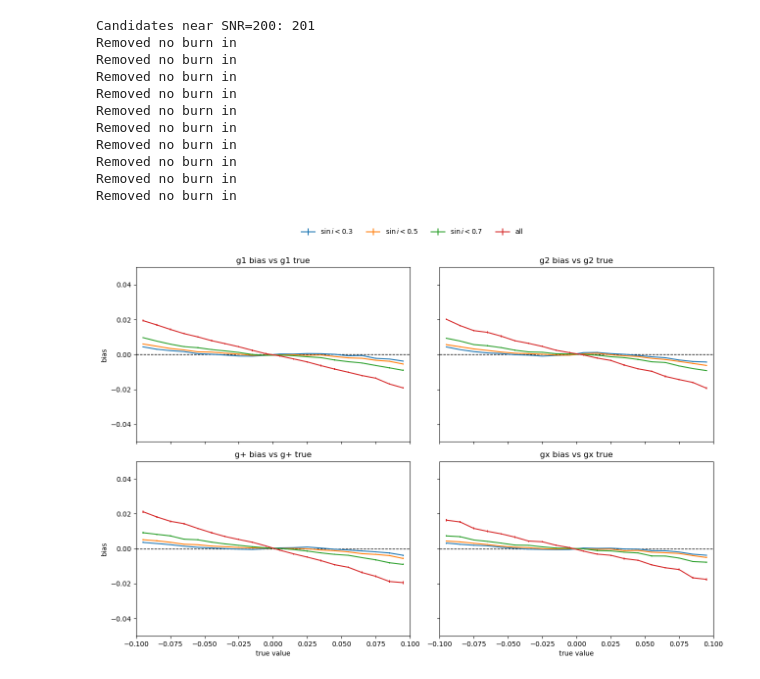
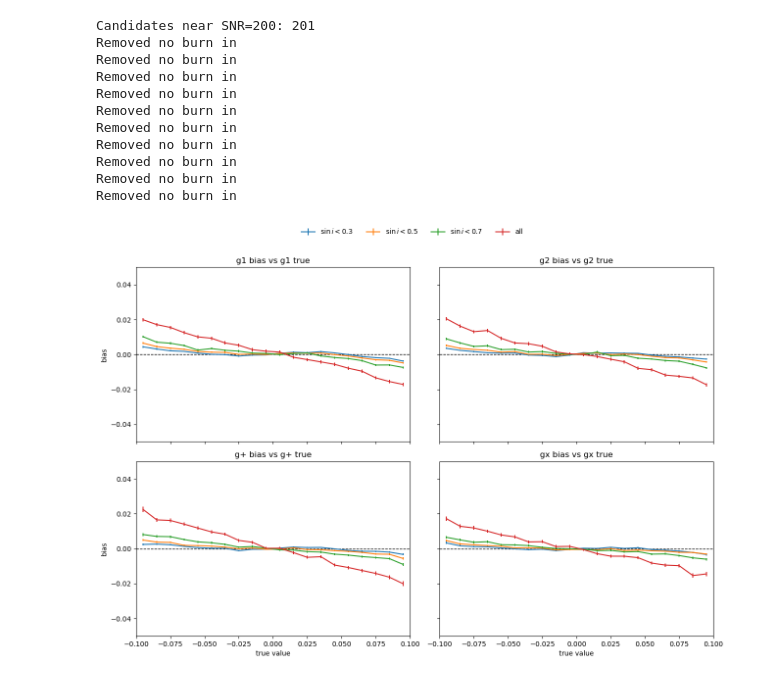
Before and after one commit to KinematicLensing/kl-nn, a Jupyter notebook: arch/diagnostics/sample_diagnostics.ipynb, the cells around one changed output. Saved outputs shown, nothing was run; the diff lists cells and outputs as text; code cells hidden in the pictures.

```diff
--- a/arch/diagnostics/sample_diagnostics.ipynb
+++ b/arch/diagnostics/sample_diagnostics.ipynb
@@ -140,10 +141,11 @@ plt.show()
 # %%
-snr_mask = (snrs >= 5) & (snrs <= 1000)
+# snr_mask = (snrs >= 5) & (snrs <= 1000)
+snr_mask = (snrs > 1) & (~np.isnan(g1_diff)) & (~np.isnan(g2_diff)) & (~np.isnan(vcirc_diff))
 g1_diff_masked = g1_diff[snr_mask]
 g2_diff_masked = g2_diff[snr_mask]
 # %%
-snr_bin_centers = np.arange(0, 1000, 50) + 25
-snr_bin_edges = np.arange(0, 1000 + 25, 50)
+snr_bin_centers = np.arange(0, 1000, 100) + 50
+snr_bin_edges = np.arange(0, 1000 + 50, 100)
 # snr_bin_indices = np.digitize(snrs, snr_bin_edges) - 1
 snr_bin_indices = np.digitize(snrs[snr_mask], snr_bin_edges) - 1
 # snr_bin_indices = np.digitize(snrs[mask_within_tf], snr_bin_edges) - 1
@@ -152,7 +154,7 @@ g1_diff_avgs = []
 g2_diff_avgs = []
 g1_diff_errs = []
 g2_diff_errs = []
-for i in range(20):
+for i in range(10):
     g1_diff_bin = g1_diff_masked[snr_bin_indices == i]
     g2_diff_bin = g2_diff_masked[snr_bin_indices == i]
     g1_diff_avgs.append(np.mean(g1_diff_bin))
@@ -403,10 +407,10 @@ def binned_bias(x_true, x_diff, nbins=20):
 
     return centers, mean, err
 
-c1, m1, e1 = binned_bias(g1_true, g1_diff)
-c2, m2, e2 = binned_bias(g2_true, g2_diff)
-cp, mp, ep = binned_bias(gp_true, gp_diff)
-cx, mx, ex = binned_bias(gc_true, gc_diff)
+c1, m1, e1 = binned_bias(g1_true[snr_mask], g1_diff_masked)
+c2, m2, e2 = binned_bias(g2_true[snr_mask], g2_diff_masked)
+cp, mp, ep = binned_bias(gp_true[snr_mask], gp_diff[snr_mask])
+cx, mx, ex = binned_bias(gc_true[snr_mask], gc_diff[snr_mask])
 # %%
 sini = sample_table['sini'][:ngals]
 sini_cuts = [0.3, 0.5, 0.7, 1.0]
@@ -436,35 +440,35 @@ for cut, label, color in zip(sini_cuts, labels, colors):
     else:
         mask = sini < cut
 
-    c1, m1, e1 = binned_bias_masked(g1_true, g1_diff, mask)
-    c2, m2, e2 = binned_bias_masked(g2_true, g2_diff, mask)
-    cp, mp, ep = binned_bias_masked(gp_true, gp_diff, mask)
-    cx, mx, ex = binned_bias_masked(gc_true, gc_diff, mask)
+    c1, m1, e1 = binned_bias_masked(g1_true[snr_mask], g1_diff[snr_mask], mask[snr_mask])
+    c2, m2, e2 = binned_bias_masked(g2_true[snr_mask], g2_diff[snr_mask], mask[snr_mask])
+    cp, mp, ep = binned_bias_masked(gp_true[snr_mask], gp_diff[snr_mask], mask[snr_mask])
+    cx, mx, ex = binned_bias_masked(gc_true[snr_mask], gc_diff[snr_mask], mask[snr_mask])
 
     axes[0, 0].errorbar(c1, m1, yerr=e1, lw=1.5, color=color, label=label)
     axes[0, 1].errorbar(c2, m2, yerr=e2, lw=1.5, color=color, label=label)
     axes[1, 0].errorbar(cp, mp, yerr=ep, lw=1.5, color=color, label=label)
     axes[1, 1].errorbar(cx, mx, yerr=ex, lw=1.5, color=color, label=label)
 
 axes[0, 0].set_title('g1 bias vs g1 true')
 axes[0, 1].set_title('g2 bias vs g2 true')
 axes[1, 0].set_title('g+ bias vs g+ true')
 axes[1, 1].set_title('gx bias vs gx true')
 
 for ax in axes.ravel():
     ax.axhline(0.0, ls='--', c='k', lw=1)
     ax.set_xlim(-0.1, 0.1)
     ax.set_ylim(-0.05, 0.05)
 
 axes[1, 0].set_xlabel('true value')
 axes[1, 1].set_xlabel('true value')
 axes[0, 0].set_ylabel('bias')
 axes[1, 0].set_ylabel('bias')
 
 handles, legend_labels = axes[0, 0].get_legend_handles_labels()
 fig.legend(handles, legend_labels, loc='upper center', ncol=4, frameon=False)
 plt.tight_layout(rect=[0, 0, 1, 0.94])
 plt.savefig(join(fig_root, model_name, f'bias_vs_true_sini_cuts.png'), dpi=300)
 plt.show()
 # %% [output]
-[figure, old version]
+[figure, new version]
```
Also changed, not shown: parts of 10 cells of this notebook, 6 other files.
